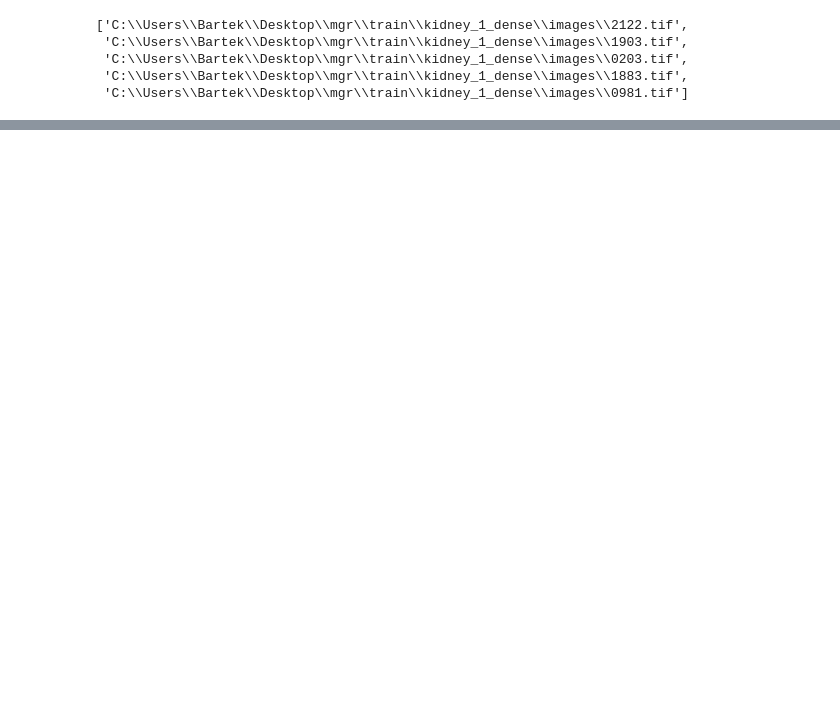
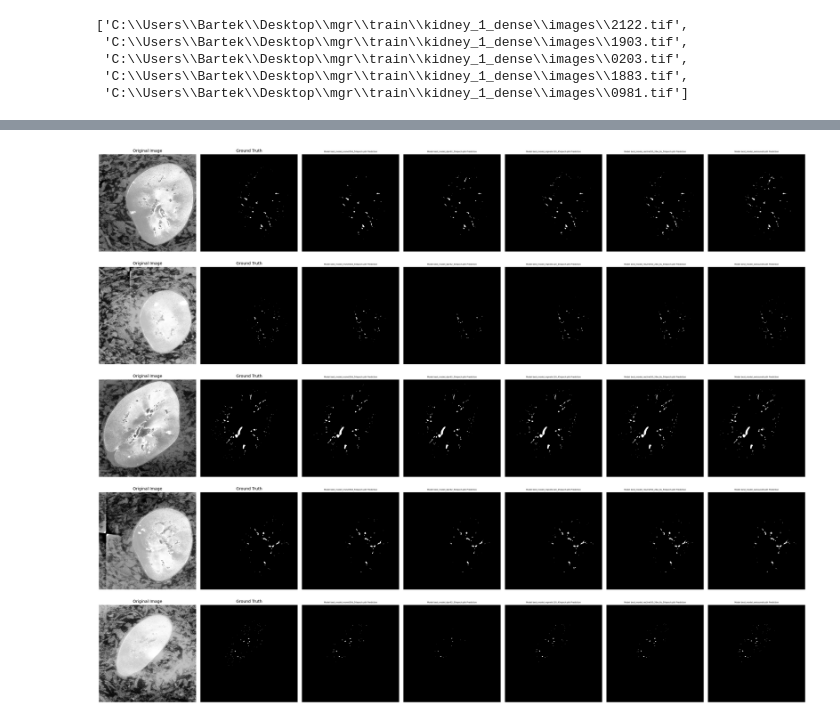
Before and after one commit to banczok/masters_thesis, a Jupyter notebook: model_compare.ipynb, the cells around one changed output, grey strips where cells are left out. Saved outputs shown, nothing was run; the diff lists cells and outputs as text; code cells hidden in the pictures; blank space fills up the shorter version.

```diff
--- a/model_compare.ipynb
+++ b/model_compare.ipynb
@@ -400 +455,5 @@ perfs_df
+# %%
+plot_model_comparisons(perfs[:5], list(models.keys())[:5], figsize=(25, 20))
+# %% [output]
+[figure, added]
 # %%
```
Also changed, not shown: parts of 5 cells of this notebook, 18 other files.
